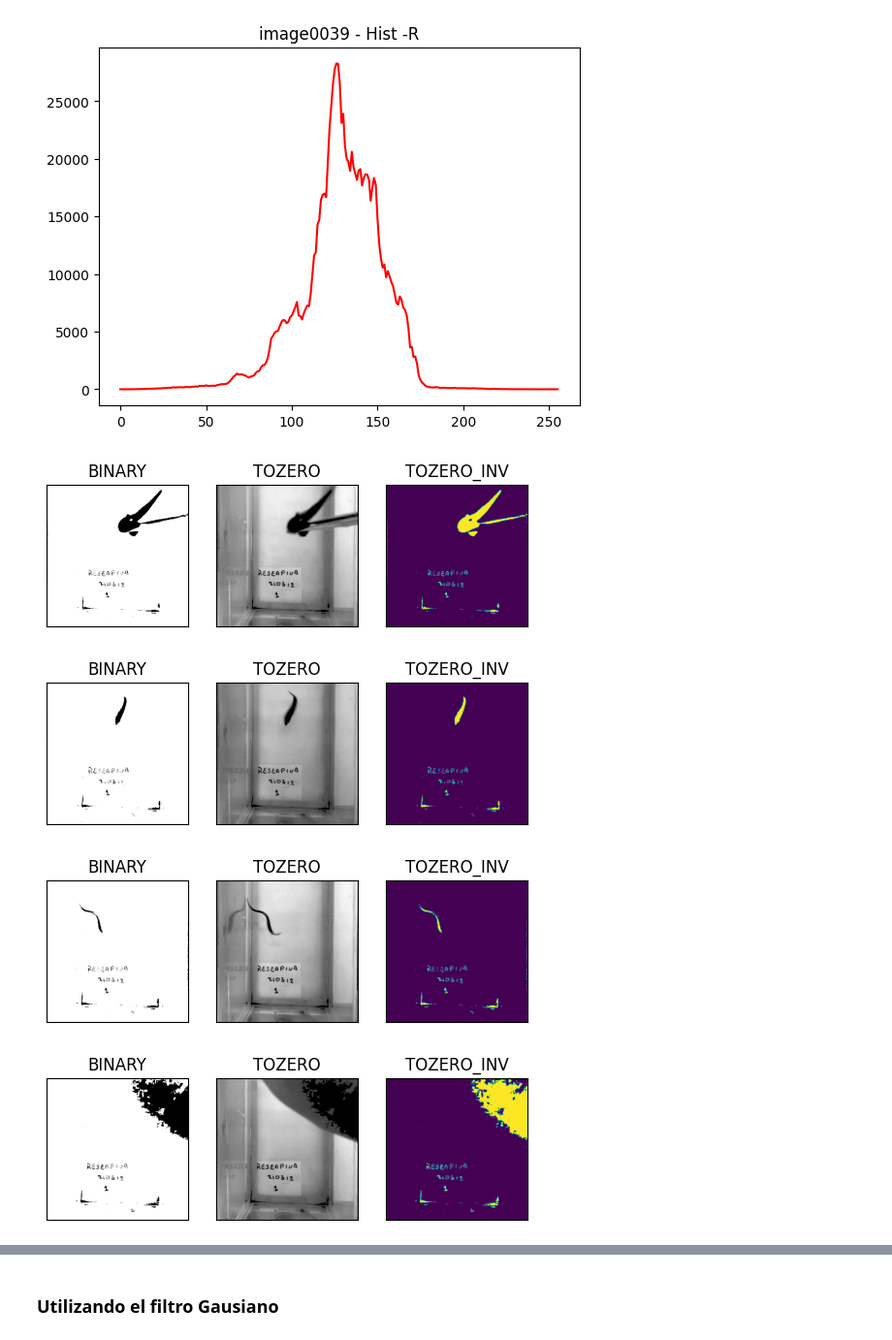
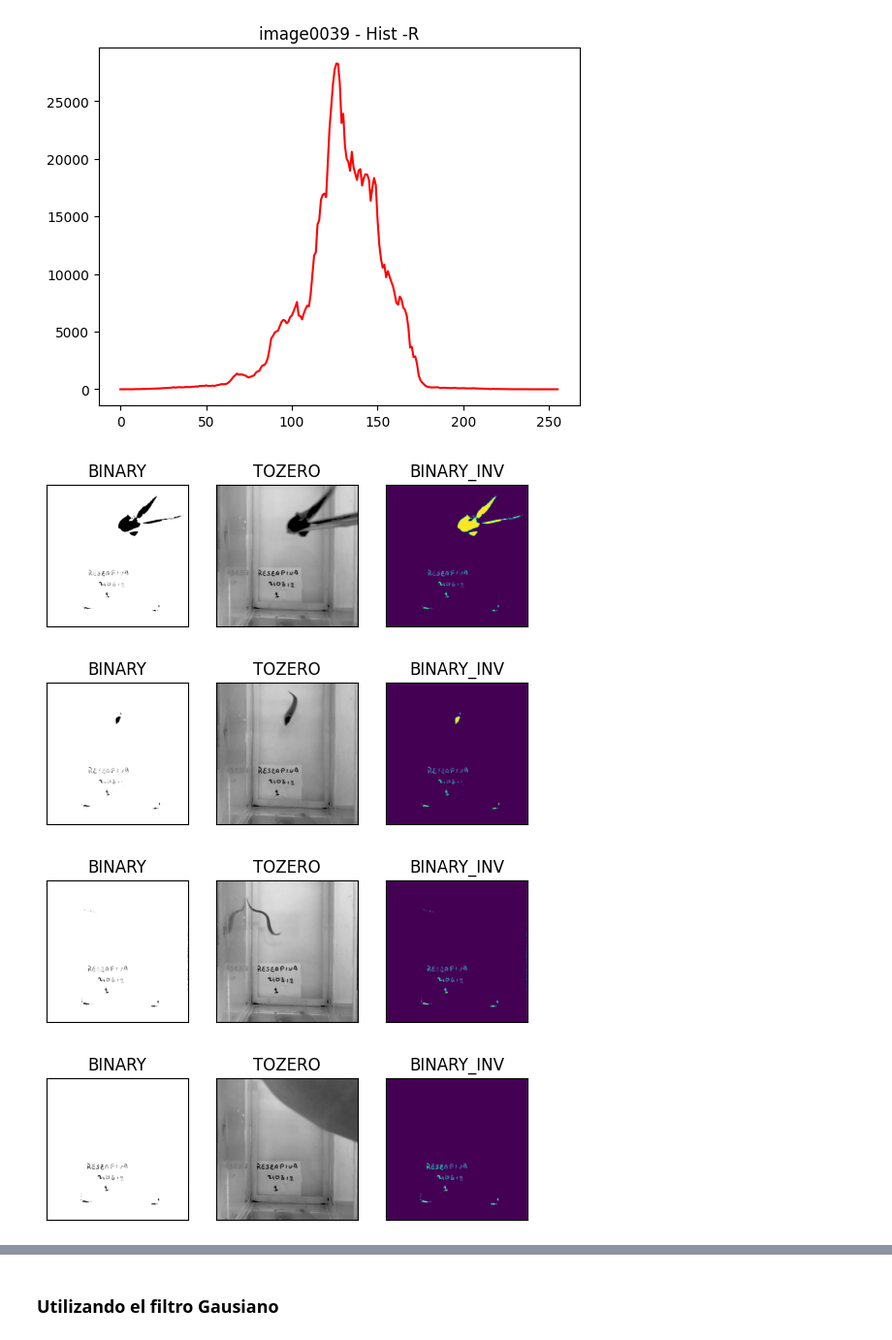
Before and after one commit to 99joseluis/Tesis, a Jupyter notebook: Programa/ImagesProcessing.ipynb, the cells around one changed output, grey strips where cells are left out. Shown at 97% size. Cells and saved outputs as stored; diff of their text form; code cells hidden in the pictures.

```diff
--- a/Programa/ImagesProcessing.ipynb
+++ b/Programa/ImagesProcessing.ipynb
@@ -550,39 +595,39 @@ os.chdir(dir)
 for i in range(0,4,1):
     # Threshold Blue Image
     #  60-70, 70-90, 100-110
-    _, treshB = cv2.threshold(B[i], 50, 255, cv2.THRESH_BINARY )
-    _, treshT = cv2.threshold(B[i], 50, 255, cv2.THRESH_TOZERO )
+    _, treshB = cv2.threshold(G[i], 50, 255, cv2.THRESH_BINARY )
+    _, treshT = cv2.threshold(G[i], 50, 255, cv2.THRESH_TOZERO )
     # cv2.imshow('Thresh B', treshB)
 
     _, threshB = cv2.threshold(treshB, 70, 255, cv2.THRESH_BINARY_INV)
     # cv2.imshow("THRESH B INV", threshB)
 
     plt.subplot(231),plt.imshow(treshB, cmap = 'gray')
     plt.title('BINARY'), plt.xticks([]), plt.yticks([])
     plt.subplot(232),plt.imshow(treshT, cmap = 'gray')
     plt.title('TOZERO'), plt.xticks([]), plt.yticks([])
     plt.subplot(233),plt.imshow(threshB)
-    plt.title('TOZERO_INV'), plt.xticks([]), plt.yticks([])
+    plt.title('BINARY_INV'), plt.xticks([]), plt.yticks([])
     plt.show()
     # cv2.imshow("Threshold", np.hstack([treshB, threshB]))
 
     # # Threshold Green Image
     # 100-110, 130-140, 140-150, 170-185
     # _, treshG = cv2.threshold(np.hstack([G]), 185, 255, cv2.THRESH_BINARY + cv2.THRESH_OTSU)
     # treshG = cv2.resize(treshG,(512,512))
     # cv2.imshow('Thresh G', treshG)
 
     # Threshold Red Image
     # 50-70, 90-110, 130-150, 170-180
     # _, treshR = cv2.threshold(np.hstack([R]), 180, 255, cv2.THRESH_BINARY + cv2.THRESH_OTSU)
     # treshR = cv2.resize(treshR,(512,512))
     # cv2.imshow('Thresh R', treshR)
 
 
 # cv2.waitKey(0)
 # cv2.destroyAllWindows()
 # %% [output]
-[figure, old version]
+[figure, new version]
-[figure, old version]
+[figure, new version]
-[figure, old version]
+[figure, new version]
-[figure, old version]
+[figure, new version]
```
Also changed, not shown: parts of 3 cells of this notebook.
